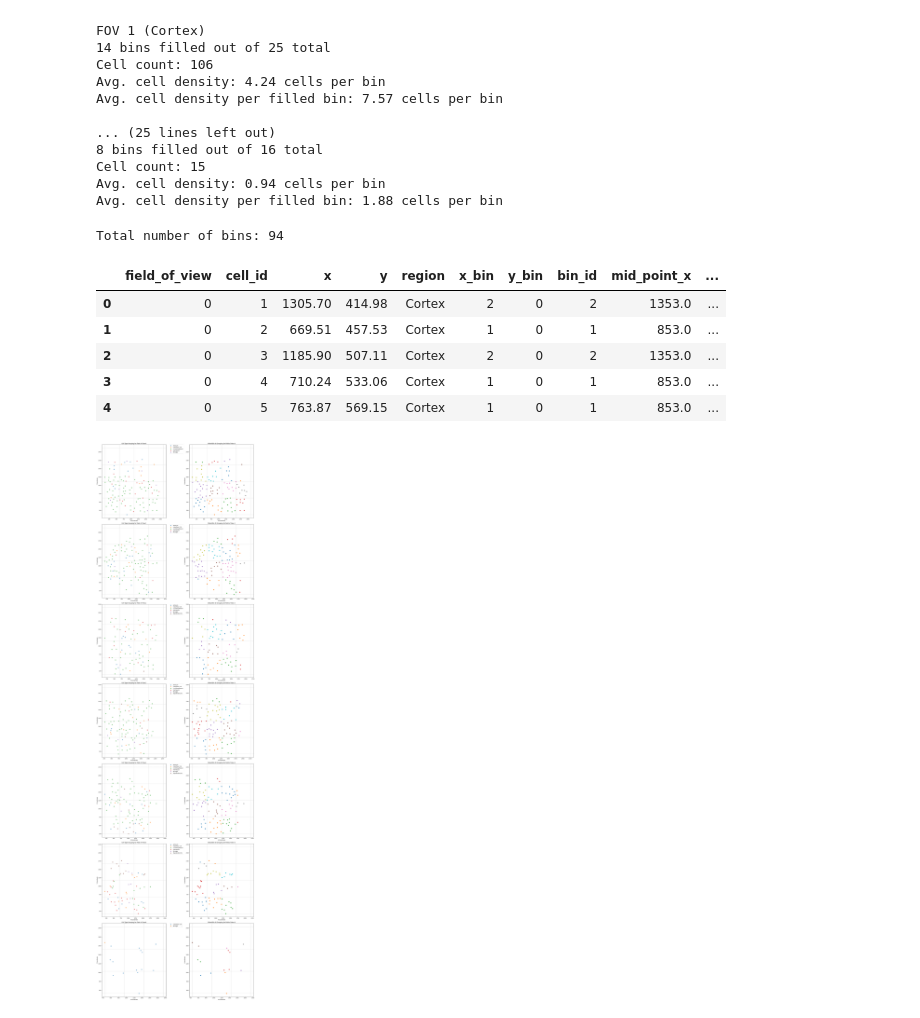
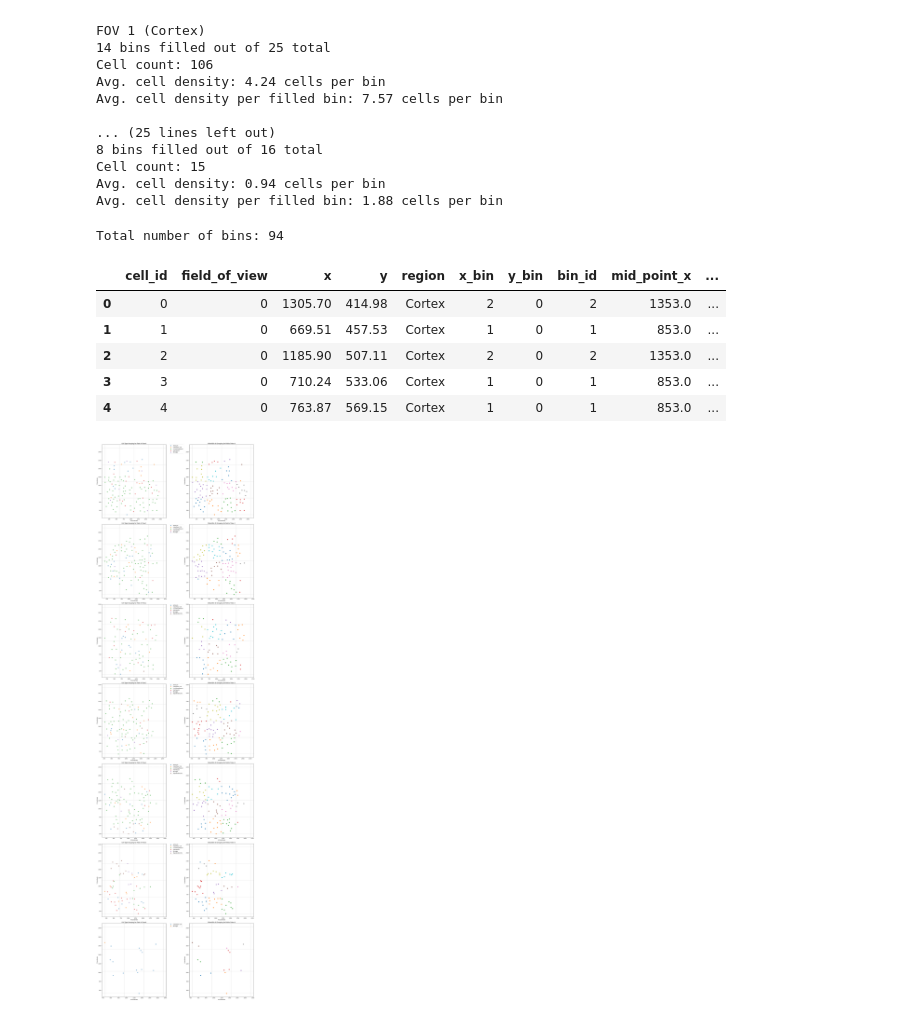
Before and after one commit to GalaxyShadesCat/SpatialDeconBenchmark, a Jupyter notebook: notebooks/Generate_Ground_Truth.ipynb, the cells around one changed output. Cells and saved outputs as stored; diff of their text form; code cells hidden in the pictures.

```diff
--- a/notebooks/Generate_Ground_Truth.ipynb
+++ b/notebooks/Generate_Ground_Truth.ipynb
@@ -210,7 +219,8 @@ for name, group in fov_groups:
     extreme_coords[name] = {'min_x': min_x, 'max_x': max_x, 'min_y': min_y, 'max_y': max_y}
 
 for fov, coords in extreme_coords.items():
-    print(f"FOV {fov}: Min X = {coords['min_x']}, Max X = {coords['max_x']}, Min Y = {coords['min_y']}, Max Y = {coords['max_y']}")
+    print(
+        f"FOV {fov}: Min X = {coords['min_x']}, Max X = {coords['max_x']}, Min Y = {coords['min_y']}, Max Y = {coords['max_y']}")
 # %% [output]
 FOV 0: Min X = 103.12, Max X = 1960.0, Min Y = 122.03, Max Y = 1777.0
 FOV 1: Min X = 176.2, Max X = 1954.9, Min Y = 140.15, Max Y = 1890.9
@@ -289,35 +300,39 @@ Avg. cell density per filled bin: 1.88 cells per bin
 # %%
 import numpy as np
 
 # Map each local bin ID to a unique global bin ID.
 global_bin_id = 0
 total_num_bins = 0
 for fov, cell_data in cell_bins_by_fov.items():
     unique_bin_ids = cell_data['bin_id'].unique().tolist()
     unique_bin_ids.sort()
     total_num_bins += len(unique_bin_ids)
 
     for bin_id in unique_bin_ids:
         cell_bins_by_fov[fov].loc[cell_data['bin_id'] == bin_id, 'global_bin_id'] = global_bin_id
         global_bin_id += 1
 
     cell_data['global_bin_id'] = cell_data['global_bin_id'].astype(np.int64)
 
-
 cell_data = pd.concat(cell_bins_by_fov.values())
 cell_data = pd.merge(cell_data, cortex_svz_annot, left_index=True, right_index=True, how='inner')
 print(f"Total number of bins: {total_num_bins}")
 assert cell_data['global_bin_id'].nunique() == total_num_bins
 
+# Add cell IDs for cell_data
+cell_data['cell_id'] = range(0, len(cell_data))
+column_order = ['cell_id'] + [col for col in cell_data.columns if col != 'cell_id']
+cell_data = cell_data[column_order]
+
 cell_data.head()
 # %% [output]
 Total number of bins: 94
-|  | field_of_view | cell_id | x | y | region | x_bin | y_bin | bin_id | mid_point_x | ... |
-| 0 | 0 | 1 | 1305.70 | 414.98 | Cortex | 2 | 0 | 2 | 1353.0 | ... |
-| 1 | 0 | 2 | 669.51 | 457.53 | Cortex | 1 | 0 | 1 | 853.0 | ... |
-| 2 | 0 | 3 | 1185.90 | 507.11 | Cortex | 2 | 0 | 2 | 1353.0 | ... |
-| 3 | 0 | 4 | 710.24 | 533.06 | Cortex | 1 | 0 | 1 | 853.0 | ... |
-| 4 | 0 | 5 | 763.87 | 569.15 | Cortex | 1 | 0 | 1 | 853.0 | ... |
+|  | cell_id | field_of_view | x | y | region | x_bin | y_bin | bin_id | mid_point_x | ... |
+| 0 | 0 | 0 | 1305.70 | 414.98 | Cortex | 2 | 0 | 2 | 1353.0 | ... |
+| 1 | 1 | 0 | 669.51 | 457.53 | Cortex | 1 | 0 | 1 | 853.0 | ... |
+| 2 | 2 | 0 | 1185.90 | 507.11 | Cortex | 2 | 0 | 2 | 1353.0 | ... |
+| 3 | 3 | 0 | 710.24 | 533.06 | Cortex | 1 | 0 | 1 | 853.0 | ... |
+| 4 | 4 | 0 | 763.87 | 569.15 | Cortex | 1 | 0 | 1 | 853.0 | ... |
 # %%
 import matplotlib.pyplot as plt
 
```
Also changed, not shown: parts of 12 cells of this notebook, 19 other files.
